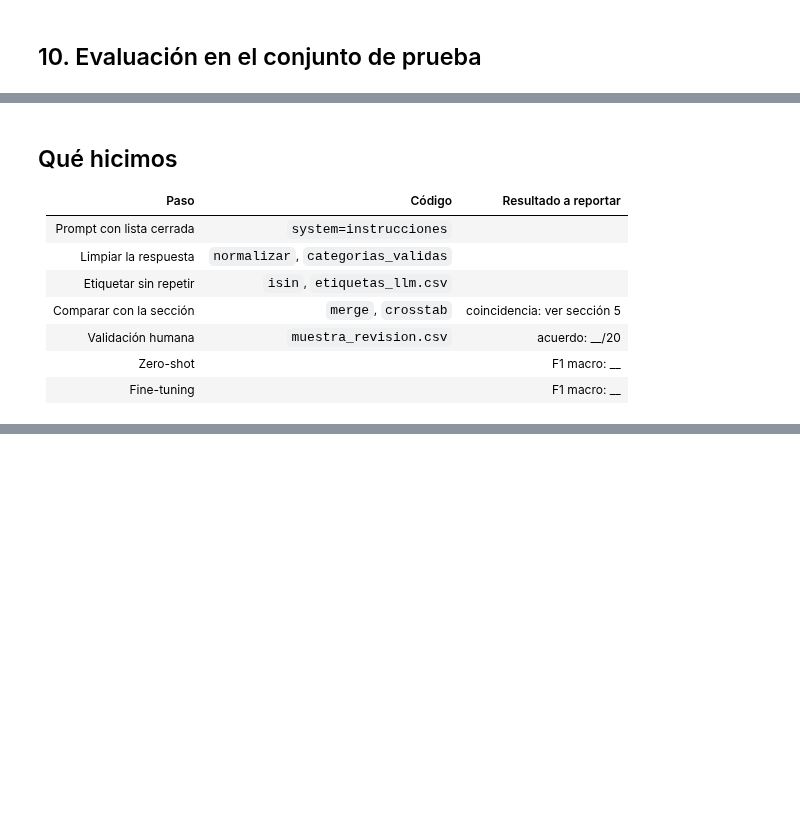
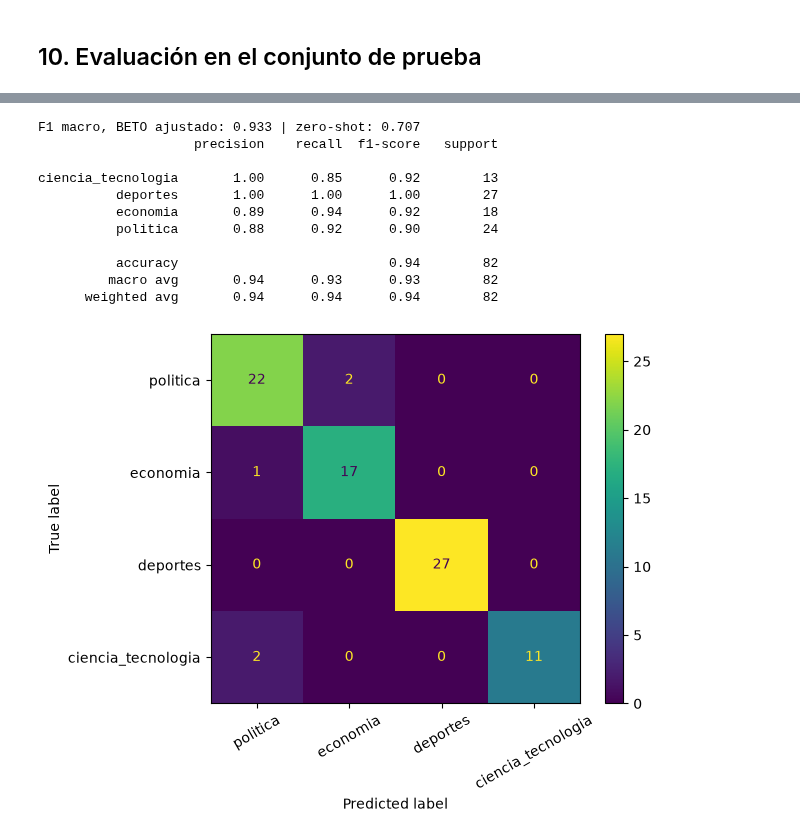
Before and after one commit to d2cml-ai/Data-Science-Python, a Jupyter notebook: tarea_1/02_clasificacion.ipynb, the cells around one changed output, grey strips where cells are left out. Saved outputs shown, nothing was run; the diff lists cells and outputs as text; code cells hidden in the pictures; blank space fills up the shorter version.

```diff
--- a/tarea_1/02_clasificacion.ipynb
+++ b/tarea_1/02_clasificacion.ipynb
@@ -392,19 +424,2 @@ Notes:
 # %% [markdown]
 ## 10. Evaluación en el conjunto de prueba
-# %%
-from sklearn.metrics import ConfusionMatrixDisplay
-
-pred = trainer.predict(ds_prueba).predictions.argmax(axis=1)
-pred_ft = [etiquetas[i] for i in pred]
-
-f1_ft = f1_score(prueba["etiqueta_llm"], pred_ft, average="macro")
-print("F1 macro, BETO ajustado:", round(f1_ft, 3), "| zero-shot:", round(f1_zero, 3))
-print(classification_report(prueba["etiqueta_llm"], pred_ft, zero_division=0))
-
-ConfusionMatrixDisplay.from_predictions(prueba["etiqueta_llm"], pred_ft,
-                                        labels=etiquetas, xticks_rotation=30)
-
-with open("datos/metricas.json", "w", encoding="utf-8") as f:
-    json.dump({"f1_macro_finetuning": round(f1_ft, 4),
-               "f1_macro_zero_shot": round(f1_zero, 4),
-               "n_entrenamiento": len(entrenamiento), "n_prueba": len(prueba)}, f)
@@ -425,12 +426,21 @@ ciencia_tecnologia       1.00      0.83      0.91        18
-# %% [markdown]
-## Qué hicimos
-
-| Paso | Código | Resultado a reportar |
-|---|---|---|
-| Prompt con lista cerrada | `system=instrucciones` | |
-| Limpiar la respuesta | `normalizar`, `categorias_validas` | |
-| Etiquetar sin repetir | `isin`, `etiquetas_llm.csv` | |
-| Comparar con la sección | `merge`, `crosstab` | coincidencia: ver sección 5 |
-| Validación humana | `muestra_revision.csv` | acuerdo: __/20 |
-| Zero-shot | | F1 macro: __ |
-| Fine-tuning | | F1 macro: __ |
+# %%
+from sklearn.metrics import ConfusionMatrixDisplay
+
+# Aquí se usa la prueba por primera y única vez
+pred = trainer.predict(ds_prueba).predictions.argmax(axis=1)
+pred_ft = [etiquetas[i] for i in pred]
+
+f1_ft = f1_score(prueba["etiqueta_llm"], pred_ft, average="macro")
+print("F1 macro, BETO ajustado:", round(f1_ft, 3), "| zero-shot:", round(f1_zero, 3))
+print(classification_report(prueba["etiqueta_llm"], pred_ft, zero_division=0))
+
+ConfusionMatrixDisplay.from_predictions(prueba["etiqueta_llm"], pred_ft,
+                                        labels=etiquetas, xticks_rotation=30)
+
+with open("datos/metricas.json", "w", encoding="utf-8") as f:
+    json.dump({"f1_macro_finetuning": round(f1_ft, 4),
+               "f1_macro_zero_shot": round(f1_zero, 4),
+               "n_entrenamiento": len(entrenamiento),
+               "n_validacion": len(validacion),
+               "n_prueba": len(prueba)}, f)
+# %% [output]
@@ -436,0 +448,12 @@ ciencia_tecnologia       1.00      0.83      0.91        18
+F1 macro, BETO ajustado: 0.933 | zero-shot: 0.707
+                    precision    recall  f1-score   support
+
+ciencia_tecnologia       1.00      0.85      0.92        13
+          deportes       1.00      1.00      1.00        27
+          economia       0.89      0.94      0.92        18
+          politica       0.88      0.92      0.90        24
+
+          accuracy                           0.94        82
+         macro avg       0.94      0.93      0.93        82
+      weighted avg       0.94      0.94      0.94        82
+[figure, added]
```
Also changed, not shown: parts of 14 cells of this notebook, 7 other files.
